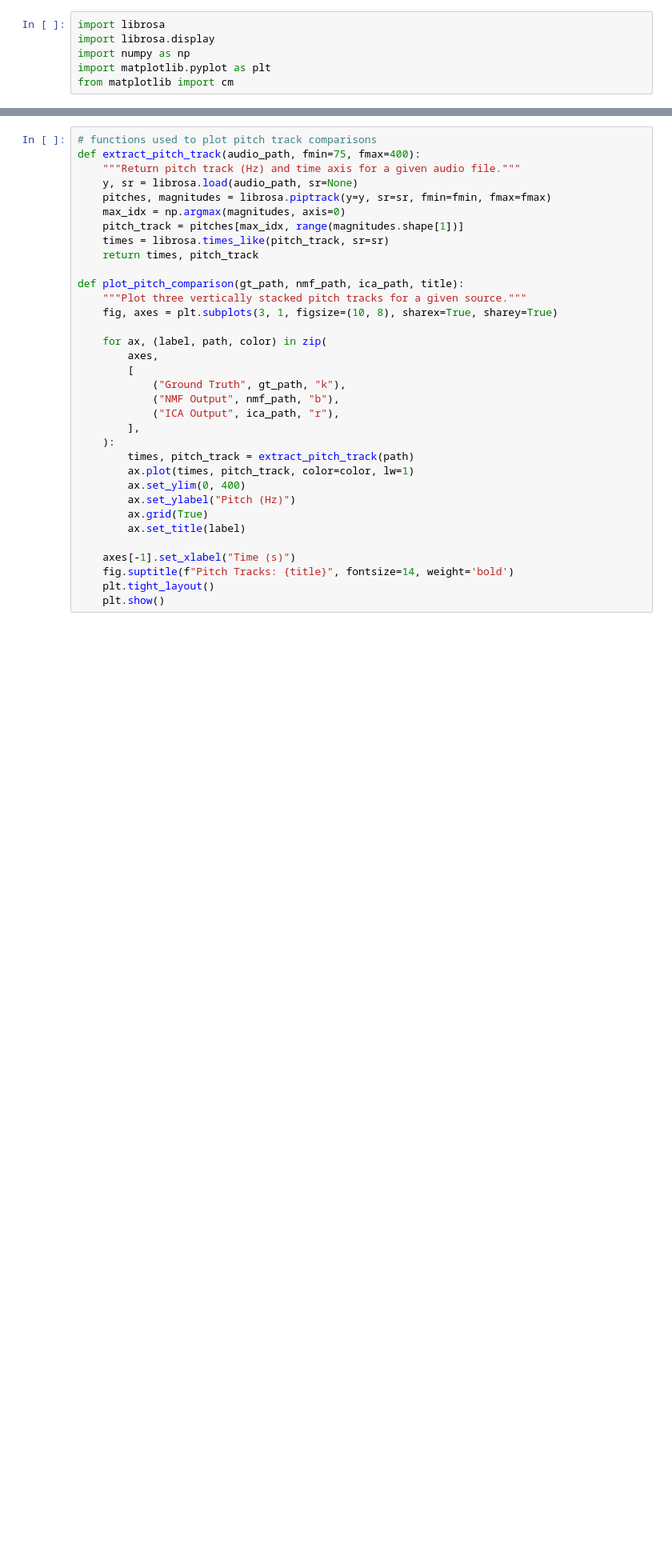
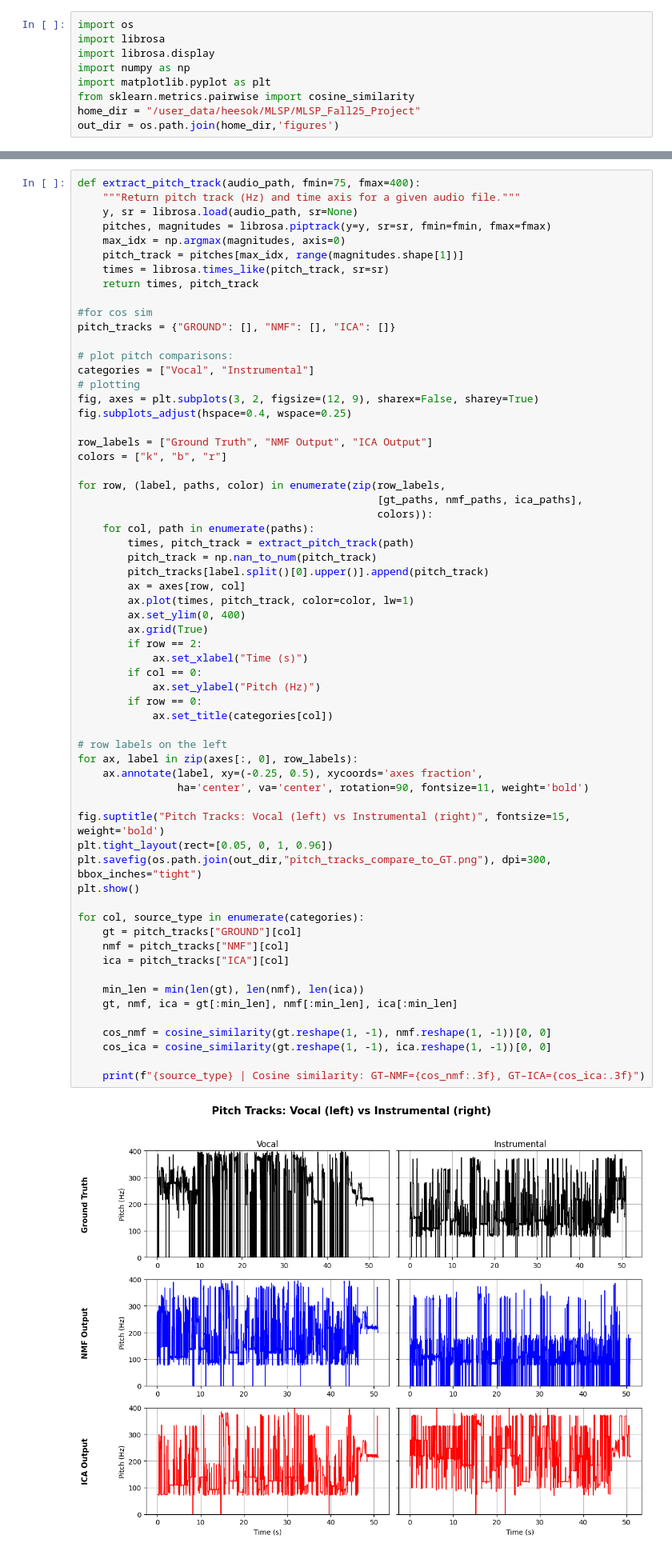
Before and after one commit to heesok/MLSP_Fall25_Project, a Jupyter notebook: scripts/plot_qualitative_results.ipynb, the cells around one changed output, grey strips where cells are left out. Shown at 80% size. Saved outputs shown, nothing was run; the diff lists cells and outputs as text; blank space fills up the shorter version.

```diff
--- a/scripts/plot_qualitative_results.ipynb
+++ b/scripts/plot_qualitative_results.ipynb
@@ -1,6 +1,9 @@
 # %%
+import os
 import librosa
 import librosa.display
 import numpy as np
 import matplotlib.pyplot as plt
-from matplotlib import cm
+from sklearn.metrics.pairwise import cosine_similarity
+home_dir = "/user_data/heesok/MLSP/MLSP_Fall25_Project"
+out_dir = os.path.join(home_dir,'figures')
@@ -7,34 +41,64 @@ from matplotlib import cm
 # %%
-# functions used to plot pitch track comparisons
 def extract_pitch_track(audio_path, fmin=75, fmax=400):
     """Return pitch track (Hz) and time axis for a given audio file."""
     y, sr = librosa.load(audio_path, sr=None)
     pitches, magnitudes = librosa.piptrack(y=y, sr=sr, fmin=fmin, fmax=fmax)
     max_idx = np.argmax(magnitudes, axis=0)
     pitch_track = pitches[max_idx, range(magnitudes.shape[1])]
     times = librosa.times_like(pitch_track, sr=sr)
     return times, pitch_track
 
-def plot_pitch_comparison(gt_path, nmf_path, ica_path, title):
-    """Plot three vertically stacked pitch tracks for a given source."""
-    fig, axes = plt.subplots(3, 1, figsize=(10, 8), sharex=True, sharey=True)
+#for cos sim
+pitch_tracks = {"GROUND": [], "NMF": [], "ICA": []}
 
-    for ax, (label, path, color) in zip(
-        axes,
-        [
-            ("Ground Truth", gt_path, "k"),
-            ("NMF Output", nmf_path, "b"),
-            ("ICA Output", ica_path, "r"),
-        ],
-    ):
+# plot pitch comparisons:
+categories = ["Vocal", "Instrumental"]
+# plotting
+fig, axes = plt.subplots(3, 2, figsize=(12, 9), sharex=False, sharey=True)
+fig.subplots_adjust(hspace=0.4, wspace=0.25)
+
+row_labels = ["Ground Truth", "NMF Output", "ICA Output"]
+colors = ["k", "b", "r"]
+
+for row, (label, paths, color) in enumerate(zip(row_labels,
+                                                [gt_paths, nmf_paths, ica_paths],
+                                                colors)):
+    for col, path in enumerate(paths):
         times, pitch_track = extract_pitch_track(path)
+        pitch_track = np.nan_to_num(pitch_track)
+        pitch_tracks[label.split()[0].upper()].append(pitch_track)
+        ax = axes[row, col]
         ax.plot(times, pitch_track, color=color, lw=1)
         ax.set_ylim(0, 400)
-        ax.set_ylabel("Pitch (Hz)")
         ax.grid(True)
-        ax.set_title(label)
+        if row == 2:
+            ax.set_xlabel("Time (s)")
+        if col == 0:
+            ax.set_ylabel("Pitch (Hz)")
+        if row == 0:
+            ax.set_title(categories[col])
 
-    axes[-1].set_xlabel("Time (s)")
-    fig.suptitle(f"Pitch Tracks: {title}", fontsize=14, weight='bold')
-    plt.tight_layout()
-    plt.show()
+# row labels on the left
+for ax, label in zip(axes[:, 0], row_labels):
+    ax.annotate(label, xy=(-0.25, 0.5), xycoords='axes fraction',
+                ha='center', va='center', rotation=90, fontsize=11, weight='bold')
+
+fig.suptitle("Pitch Tracks: Vocal (left) vs Instrumental (right)", fontsize=15, weight='bold')
+plt.tight_layout(rect=[0.05, 0, 1, 0.96])
+plt.savefig(os.path.join(out_dir,"pitch_tracks_compare_to_GT.png"), dpi=300, bbox_inches="tight")
+plt.show()
+
+for col, source_type in enumerate(categories):
+    gt = pitch_tracks["GROUND"][col]
+    nmf = pitch_tracks["NMF"][col]
+    ica = pitch_tracks["ICA"][col]
+
+    min_len = min(len(gt), len(nmf), len(ica))
+    gt, nmf, ica = gt[:min_len], nmf[:min_len], ica[:min_len]
+
+    cos_nmf = cosine_similarity(gt.reshape(1, -1), nmf.reshape(1, -1))[0, 0]
+    cos_ica = cosine_similarity(gt.reshape(1, -1), ica.reshape(1, -1))[0, 0]
+
+    print(f"{source_type} | Cosine similarity: GT–NMF={cos_nmf:.3f}, GT–ICA={cos_ica:.3f}")
+# %% [output]
+[figure, added]
```
Also changed, not shown: parts of 8 cells of this notebook, 4 other files.
